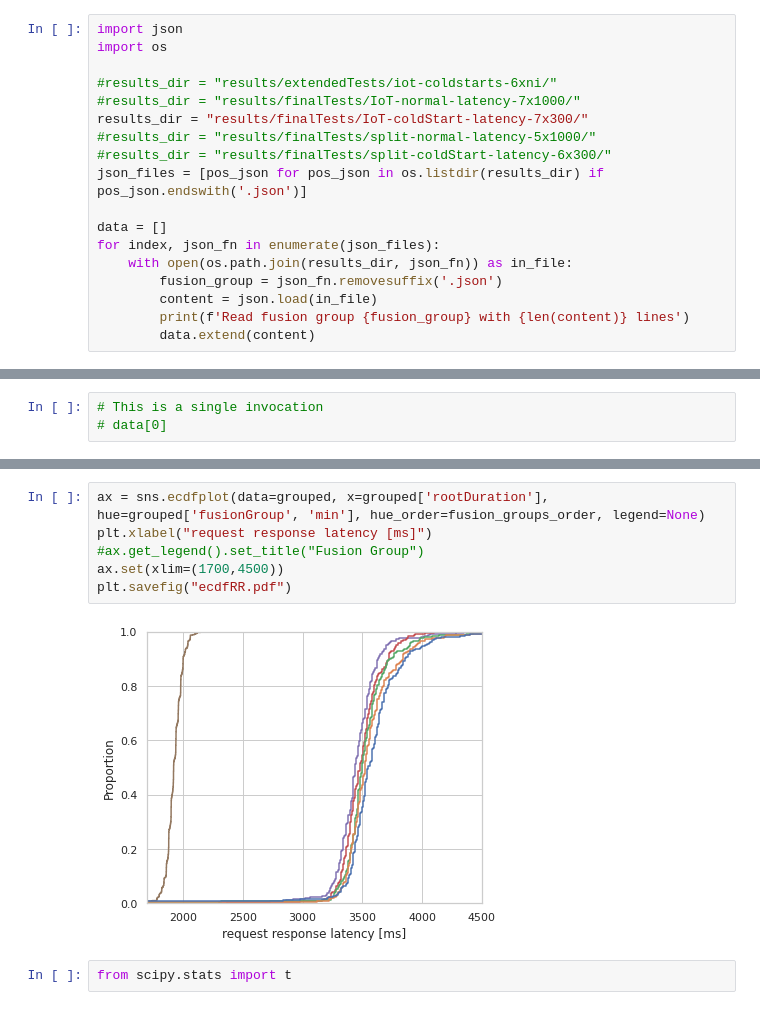
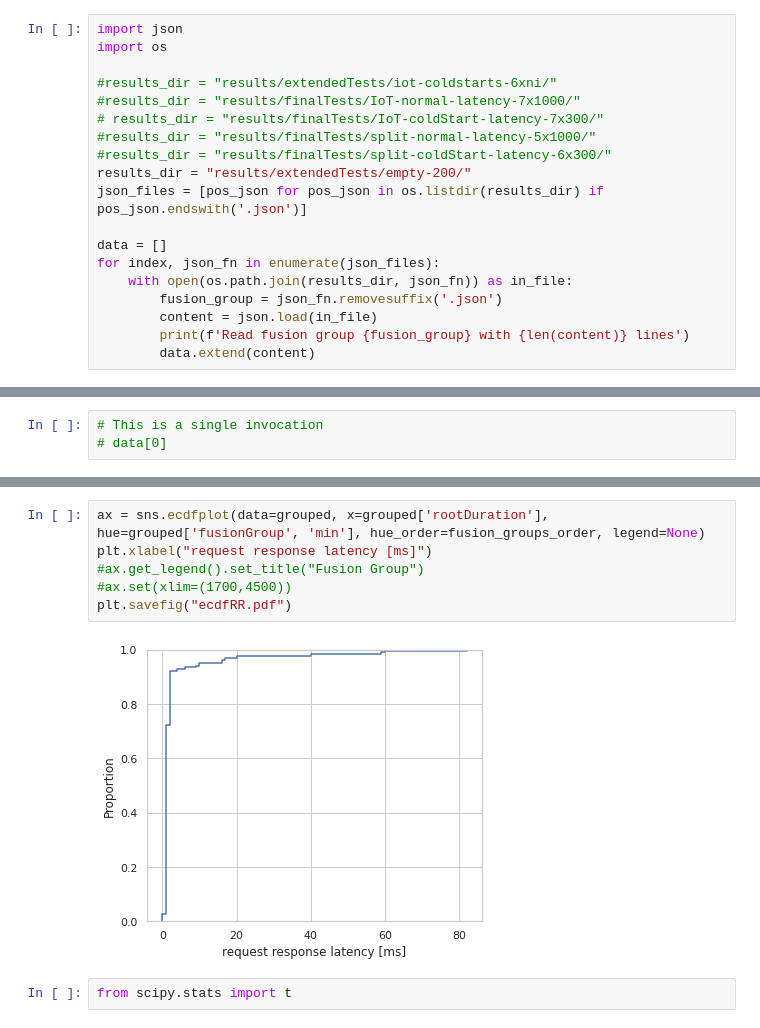
Before and after one commit to umbrellerde/functionfusion, a Jupyter notebook: statistics/stats.ipynb, the cells around one changed output, grey strips where cells are left out. Cells and saved outputs as stored; diff of their text form.

```diff
--- a/statistics/stats.ipynb
+++ b/statistics/stats.ipynb
@@ -4,9 +4,10 @@ import os
 
 #results_dir = "results/extendedTests/iot-coldstarts-6xni/"
 #results_dir = "results/finalTests/IoT-normal-latency-7x1000/"
-results_dir = "results/finalTests/IoT-coldStart-latency-7x300/"
+# results_dir = "results/finalTests/IoT-coldStart-latency-7x300/"
 #results_dir = "results/finalTests/split-normal-latency-5x1000/"
 #results_dir = "results/finalTests/split-coldStart-latency-6x300/"
+results_dir = "results/extendedTests/empty-200/"
 json_files = [pos_json for pos_json in os.listdir(results_dir) if pos_json.endswith('.json')]
 
 data = []
@@ -181,11 +180,11 @@ plt.savefig("ecdfBilled.pdf")
 # %%
 ax = sns.ecdfplot(data=grouped, x=grouped['rootDuration'], hue=grouped['fusionGroup', 'min'], hue_order=fusion_groups_order, legend=None)
 plt.xlabel("request response latency [ms]")
 #ax.get_legend().set_title("Fusion Group")
-ax.set(xlim=(1700,4500))
+#ax.set(xlim=(1700,4500))
 plt.savefig("ecdfRR.pdf")
 # %% [output]
-[figure, old version]
+[figure, new version]
 # %%
 from scipy.stats import t
 # %%
```
Also changed, not shown: parts of 16 cells of this notebook, 11 other files.
